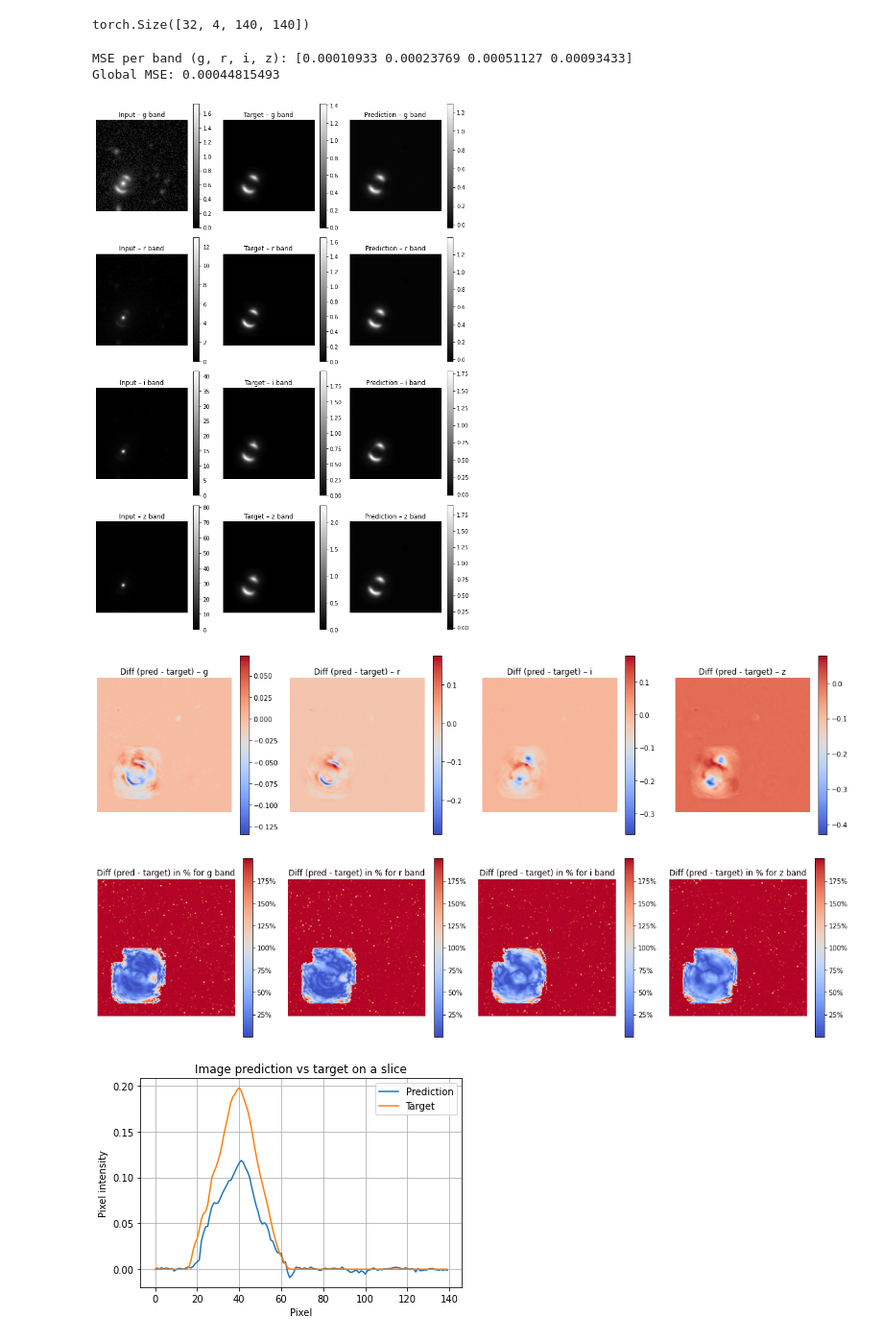
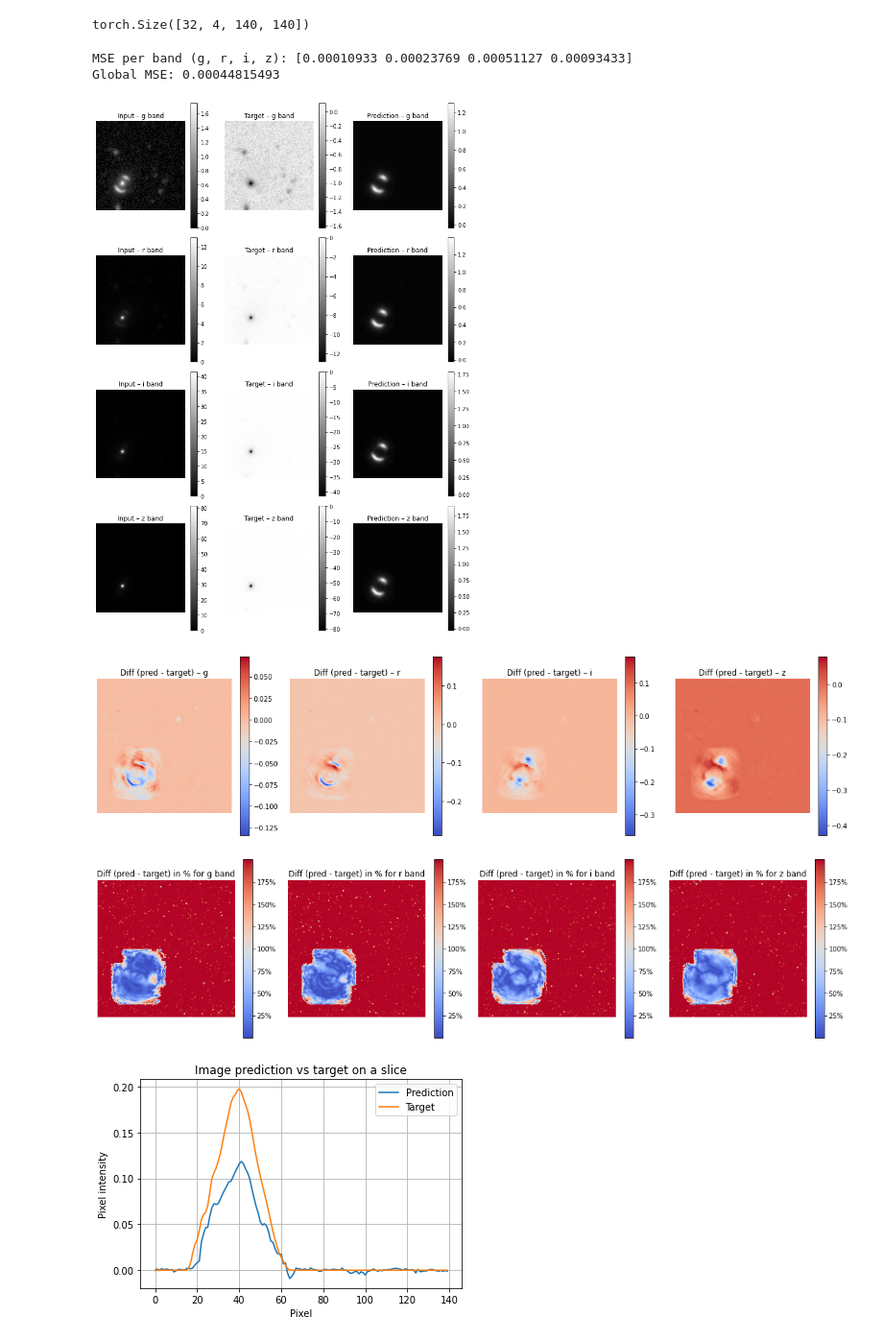
Before and after one commit to matthbatt/Deep-learning-gravitational-lensing, a Jupyter notebook: lensing_U-net.ipynb, the cells around one changed output. Shown at 96% size. Saved outputs shown, nothing was run; the diff lists cells and outputs as text; code cells hidden in the pictures.

```diff
--- a/lensing_U-net.ipynb
+++ b/lensing_U-net.ipynb
@@ -471,7 +471,7 @@ for i in range(4):
 
     # Target
     ax_targ = axes[i, 1]
-    im_targ = ax_targ.imshow(targ_np[i], origin='lower', cmap='gray')
+    im_targ = ax_targ.imshow(- targ_np[i] + inpu_np[i], origin='lower', cmap='gray')
     fig.colorbar(im_targ, ax=ax_targ)
     ax_targ.set_title(f"Target – {bandes[i]} band")
     ax_targ.axis('off')
@@ -484,7 +484,7 @@ for i in range(4):
     ax_inpu.axis('off')
 
 plt.tight_layout()
-plt.savefig("/net/CLUSTER/VAULT/users/mbatt/gravitational_lensing/plots/UNet_image_pred.png", dpi=300, bbox_inches="tight")
+plt.savefig("/net/CLUSTER/VAULT/users/mbatt/gravitational_lensing/plots/UNet_image_pred_test.png", dpi=300, bbox_inches="tight")
 plt.show()
 
 # --- Optional: difference maps ---
@@ -495,36 +495,36 @@ for i in range(4):
     im = ax.imshow(diff, origin='lower', cmap='coolwarm')
     fig.colorbar(im, ax=ax)
     ax.set_title(f"Diff (pred - target) – {bandes[i]}")
     ax.axis('off')
 
 plt.tight_layout()
-plt.savefig("/net/CLUSTER/VAULT/users/mbatt/gravitational_lensing/plots/UNet_diff_image_pred.png", dpi=300, bbox_inches="tight")
+# plt.savefig("/net/CLUSTER/VAULT/users/mbatt/gravitational_lensing/plots/UNet_diff_image_pred.png", dpi=300, bbox_inches="tight")
 plt.show()
 
 
 # --- Optional: difference maps ---
 fig, axes = plt.subplots(1, 4, figsize=(16, 4))
 for i in range(4):
     pred = pred_np[i]
     targ = targ_np[i]
     eps = 1e-6
     pct = 2 * np.abs(pred - targ) / (np.abs(pred) + np.abs(targ) + eps)
     ax = axes[i]
     im = ax.imshow(pct, origin='lower', cmap='coolwarm')
 #     fig.colorbar(im, ax=ax)
     cbar = fig.colorbar(im, ax=ax)
     cbar.ax.yaxis.set_major_formatter(mtick.PercentFormatter(1.0))
     ax.set_title(f"Diff (pred - target) in % for {bandes[i]} band")
     ax.axis('off')
 
 plt.tight_layout()
-plt.savefig("/net/CLUSTER/VAULT/users/mbatt/gravitational_lensing/plots/UNet_diff_image_pred_pct.png", dpi=300, bbox_inches="tight")
+# plt.savefig("/net/CLUSTER/VAULT/users/mbatt/gravitational_lensing/plots/UNet_diff_image_pred_pct.png", dpi=300, bbox_inches="tight")
 
 plt.show()
 # %% [output]
 MSE per band (g, r, i, z): [0.00010933 0.00023769 0.00051127 0.00093433]
 Global MSE: 0.00044815493
-[figure, old version]
+[figure, new version]
 [figure]
 [figure]
 # %%
```
Also changed, not shown: parts of 1 cell of this notebook, 8 other files.
